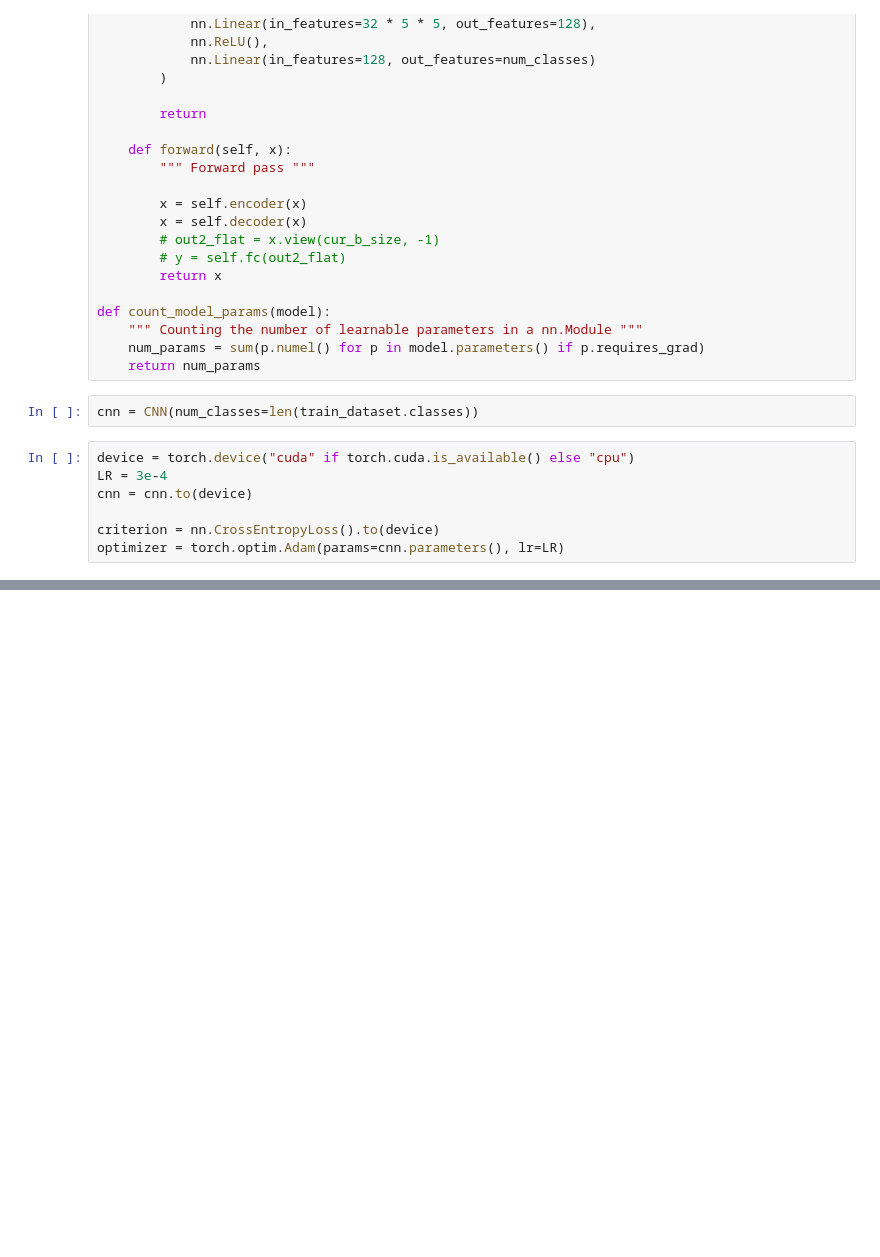
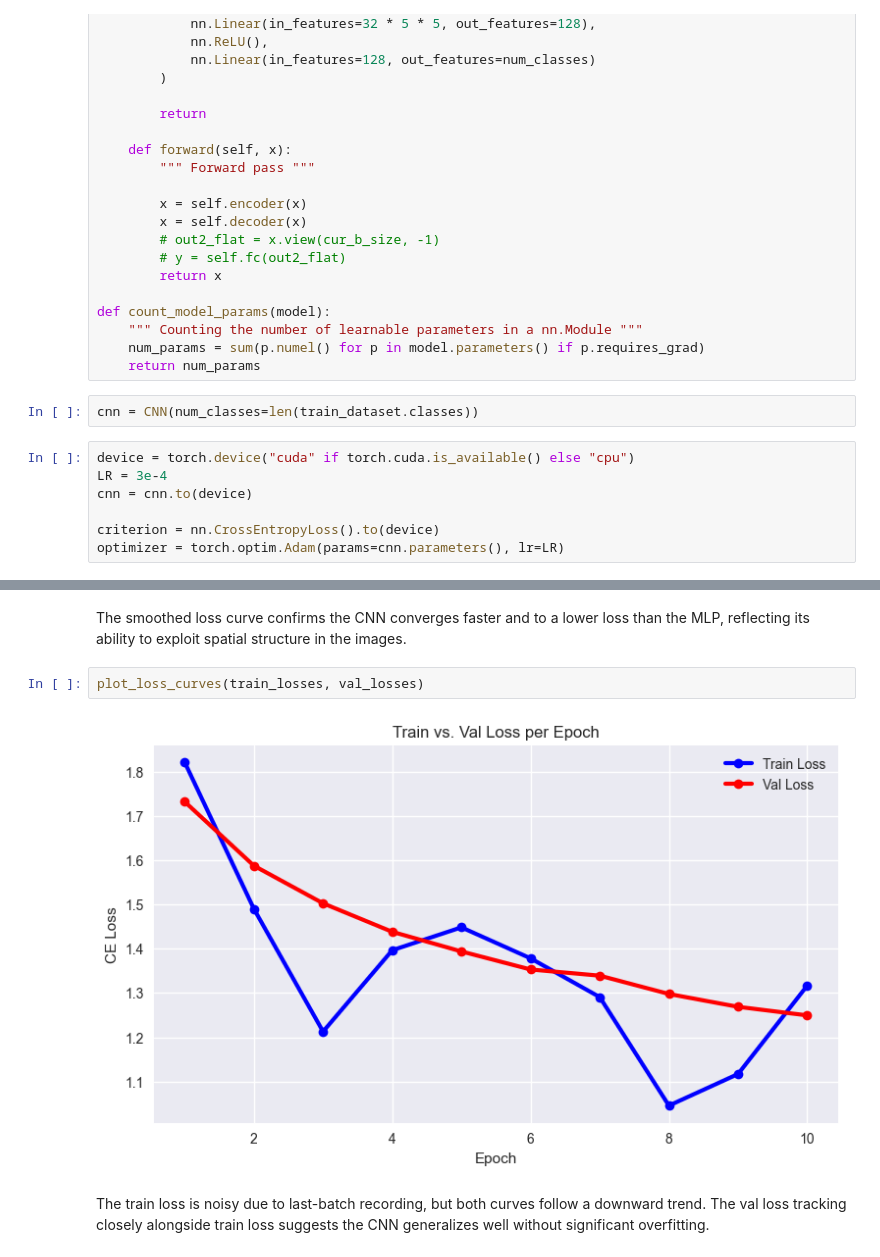
Before and after one commit to federico-rosatelli/vision-systems, a Jupyter notebook: Exercise1/exercise1.ipynb, the cells around one changed output, grey strips where cells are left out. Saved outputs shown, nothing was run; the diff lists cells and outputs as text; blank space fills up the shorter version.

```diff
--- a/Exercise1/exercise1.ipynb
+++ b/Exercise1/exercise1.ipynb
@@ -254,3 +315,11 @@ plot_training_progress(loss_list)
+# %% [markdown]
+The smoothed loss curve confirms the CNN converges faster and to a lower loss than the MLP, reflecting its ability to exploit spatial structure in the images.
+# %%
+plot_loss_curves(train_losses, val_losses)
+# %% [output]
+[figure, added]
+# %% [markdown]
+The train loss is noisy due to last-batch recording, but both curves follow a downward trend. The val loss tracking closely alongside train loss suggests the CNN generalizes well without significant overfitting.
 # %%
 evaluate_model(cnn, test_loader, test_dataset, device, flatten=False)
 # %% [output]
```
Also changed, not shown: parts of 58 cells of this notebook.
